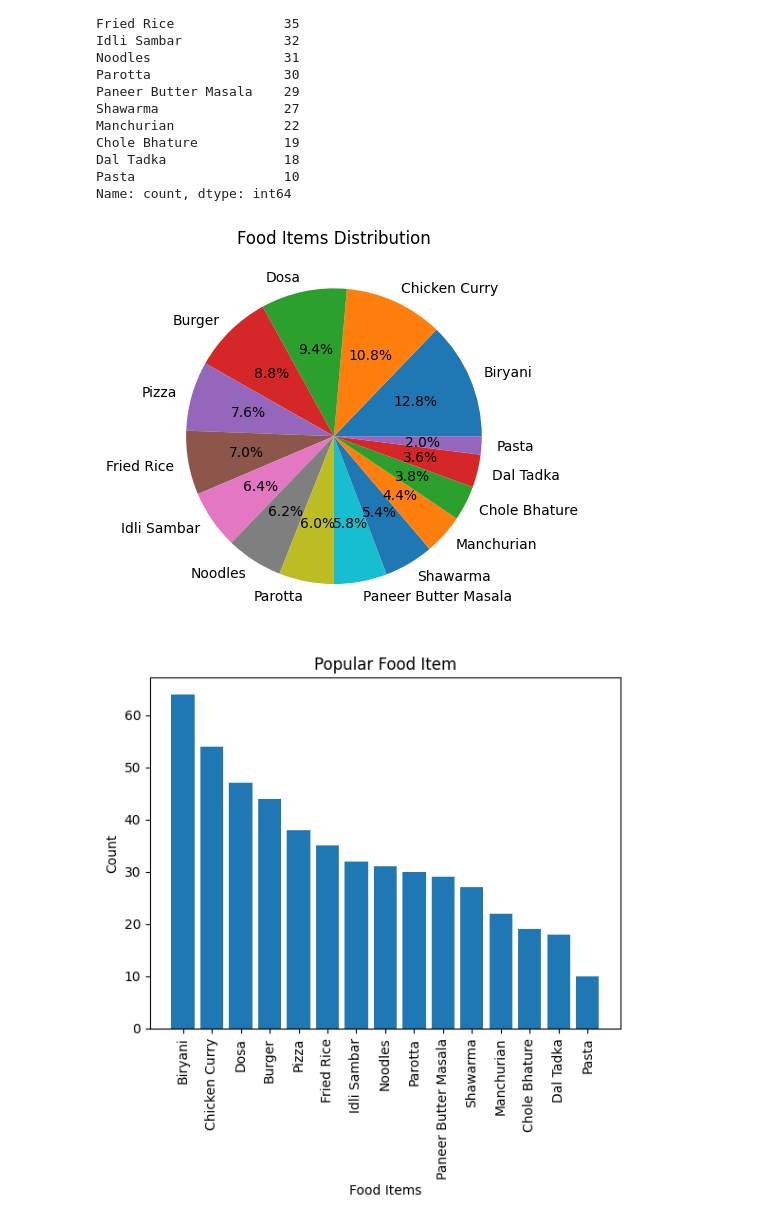
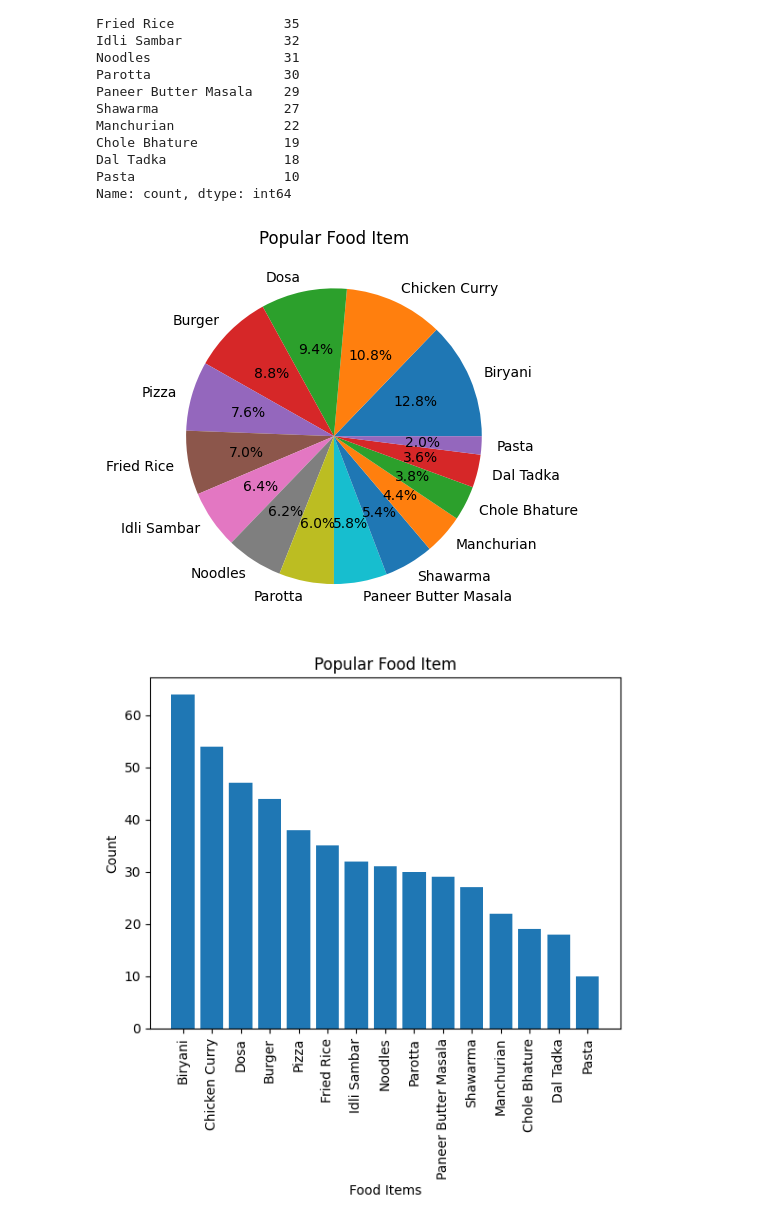
Before and after one commit to Arkrishx/python-data-analytics-, a Jupyter notebook: Project.ipynb, the cells around one changed output. Cells and saved outputs as stored; diff of their text form; code cells hidden in the pictures.

```diff
--- a/Project.ipynb
+++ b/Project.ipynb
@@ -296,14 +291,11 @@ Dal Tadka               18
 Pasta                   10
 Name: count, dtype: int64
 # %%
-#food item pie chart
-
 plt.pie(Food_items_count, labels=Food_items_count.index,autopct="%0.1f%%")
-plt.title('Food Items Distribution')
-
+plt.title('Popular Food Item')
 plt.show()
 # %% [output]
-[figure, old version]
+[figure, new version]
 # %%
 plt.bar(Food_items_count.index,Food_items_count.values)
 plt.title('Popular Food Item')
```
Also changed, not shown: parts of 17 cells of this notebook.
